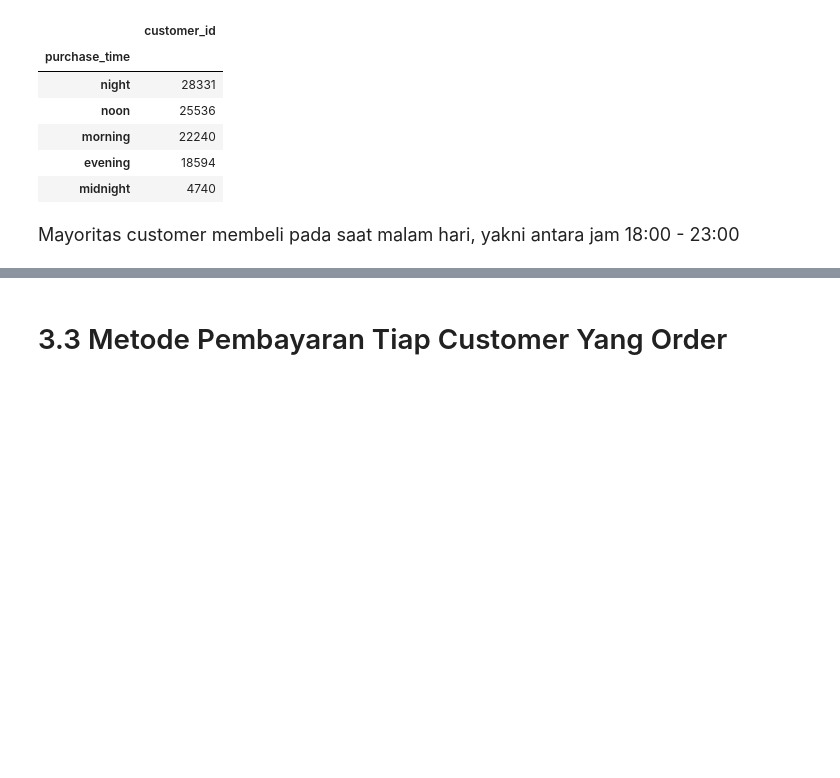
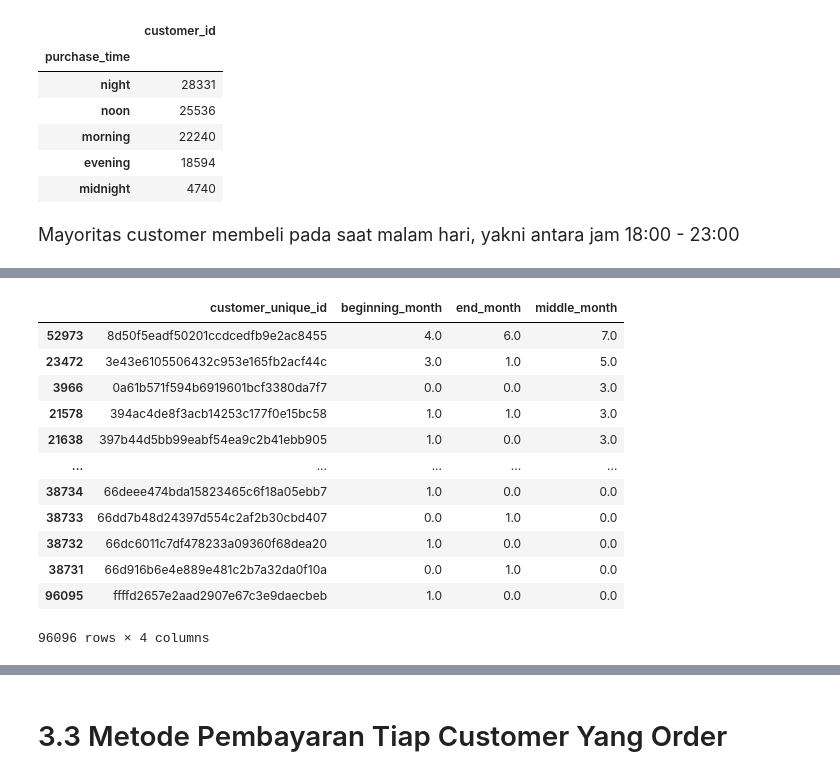
Before and after one commit to latifaahu/kaggle-brazilian, a Jupyter notebook: 03-latifah-hukma-shobiyya.ipynb, the cells around one changed output, grey strips where cells are left out. Saved outputs shown, nothing was run; the diff lists cells and outputs as text; code cells hidden in the pictures; blank space fills up the shorter version.

```diff
--- a/03-latifah-hukma-shobiyya.ipynb
+++ b/03-latifah-hukma-shobiyya.ipynb
@@ -649,0 +689,27 @@ cust_time_purchase.sort_values(by='customer_id', ascending=False)
+# %%
+# ambil frequency waktu (tanggal_bulan) purchase masing-masing customer
+cust_orders_month = cust_orders_date[['customer_unique_id','purchase_date','customer_id']].groupby(['customer_unique_id','purchase_date']).count().reset_index()
+
+# buat feature baru
+cust_orders_month = cust_orders_month.pivot_table('customer_id', ['customer_unique_id'], 'purchase_date')
+
+# handling NaN
+cust_orders_month = cust_orders_month.fillna(0)
+
+# showing dataframe
+cust_orders_month = cust_orders_month.rename_axis(None, axis=1).reset_index()
+cust_orders_month.sort_values(by='middle_month', ascending=False)
+# %% [output]
+|  | customer_unique_id | beginning_month | end_month | middle_month |
+| 52973 | 8d50f5eadf50201ccdcedfb9e2ac8455 | 4.0 | 6.0 | 7.0 |
+| 23472 | 3e43e6105506432c953e165fb2acf44c | 3.0 | 1.0 | 5.0 |
+| 3966 | 0a61b571f594b6919601bcf3380da7f7 | 0.0 | 0.0 | 3.0 |
+| 21578 | 394ac4de8f3acb14253c177f0e15bc58 | 1.0 | 1.0 | 3.0 |
+| 21638 | 397b44d5bb99eabf54ea9c2b41ebb905 | 1.0 | 0.0 | 3.0 |
+| ... | ... | ... | ... | ... |
+| 38734 | 66deee474bda15823465c6f18a05ebb7 | 1.0 | 0.0 | 0.0 |
+| 38733 | 66dd7b48d24397d554c2af2b30cbd407 | 0.0 | 1.0 | 0.0 |
+| 38732 | 66dc6011c7df478233a09360f68dea20 | 1.0 | 0.0 | 0.0 |
+| 38731 | 66d916b6e4e889e481c2b7a32da0f10a | 0.0 | 1.0 | 0.0 |
+| 96095 | ffffd2657e2aad2907e67c3e9daecbeb | 1.0 | 0.0 | 0.0 |
+96096 rows × 4 columns
```
Also changed, not shown: parts of 6 cells of this notebook.
